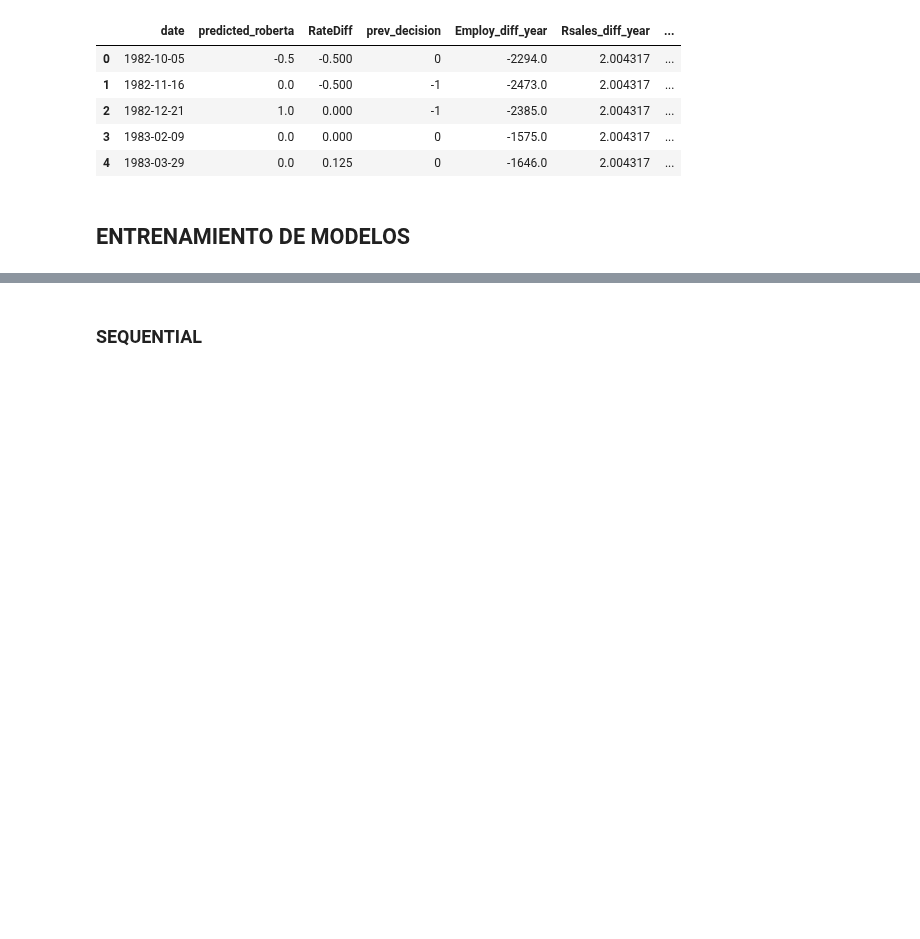
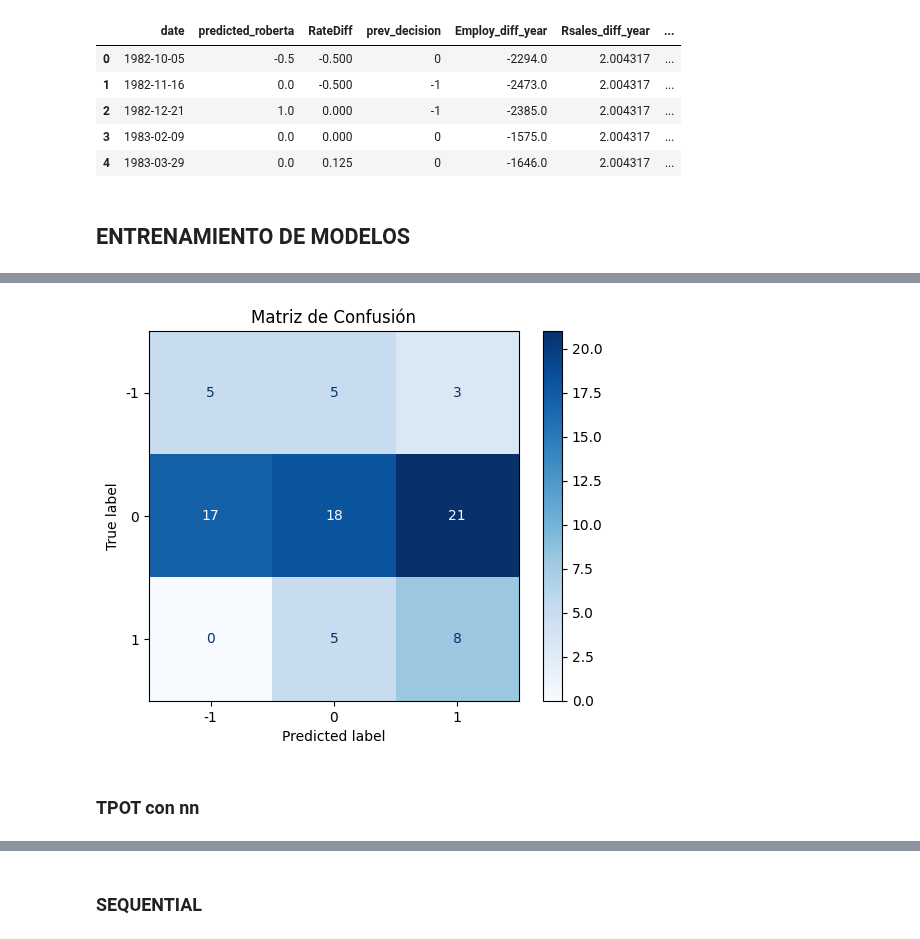
Before and after one commit to luisllll/tfm_ia3_nodata, a Jupyter notebook: Modelado_Luis_prediccion.ipynb, the cells around one changed output, grey strips where cells are left out. Drawn from its saved outputs; the diff is of its cells as text; code cells hidden in the pictures; blank space fills up the shorter version.

Commit message:
VAMOS A WUEDARNOS CON TPOT PARA ENTRNEAR EL MODELO DE CLASIFIACIÓN

```diff
--- a/Modelado_Luis_prediccion.ipynb
+++ b/Modelado_Luis_prediccion.ipynb
@@ -405,0 +426,10 @@ merged_df.head()
+# %%
+# Mostrar el tamaño del conjunto de entrenamiento antes del submuestreo
+print("Tamaño del conjunto de entrenamiento antes del submuestreo:", X_train.shape)
+
+# Aplicar RandomUnderSampler para equilibrar las clases
+rus = RandomUnderSampler(random_state=42)
+X_train_resampled, y_train_resampled = rus.fit_resample(X_train, y_train)
+
+# Mostrar el tamaño del conjunto de entrenamiento después del submuestreo
+print("Tamaño del conjunto de entrenamiento después del submuestreo:", X_train_resampled.shape)
@@ -405,0 +439,12 @@ merged_df.head()
+# %%
+# Ajustar los hiperparámetros del TPOTClassifier
+tpot = TPOTClassifier(
+    verbosity=2,
+    generations=10,  # Aumentar el número de generaciones
+    population_size=50,  # Aumentar el tamaño de la población
+    mutation_rate=0.1,  # Ajustar la tasa de mutación
+    crossover_rate=0.8,  # Ajustar la tasa de cruce
+    cv=5,  # Número de particiones para validación cruzada
+    n_jobs=-1,  # Usar todos los núcleos disponibles
+    random_state=42
+)
@@ -405,0 +463,3 @@ merged_df.head()
+# %%
+# Ajustar el modelo con los datos de entrenamiento
+tpot.fit(X_train_resampled, y_train_resampled)
@@ -405,0 +491,4 @@ merged_df.head()
+# %%
+# Evaluar el modelo en el conjunto de prueba
+y_pred = tpot.predict(X_test)
+print(tpot.score(X_test, y_test))
@@ -405,0 +510,10 @@ merged_df.head()
+# %%
+from sklearn.metrics import classification_report, confusion_matrix, ConfusionMatrixDisplay
+# Generar la matriz de confusión
+cm = confusion_matrix(y_test, y_pred)
+disp = ConfusionMatrixDisplay(confusion_matrix=cm, display_labels=tpot.classes_)
+disp.plot(cmap=plt.cm.Blues)
+plt.title("Matriz de Confusión")
+plt.show()
+# %% [output]
+[figure, added]
@@ -405,0 +523,2 @@ merged_df.head()
+# %% [markdown]
+### TPOT con nn
```
Also changed, not shown: parts of 21 cells of this notebook, 2 other files.
